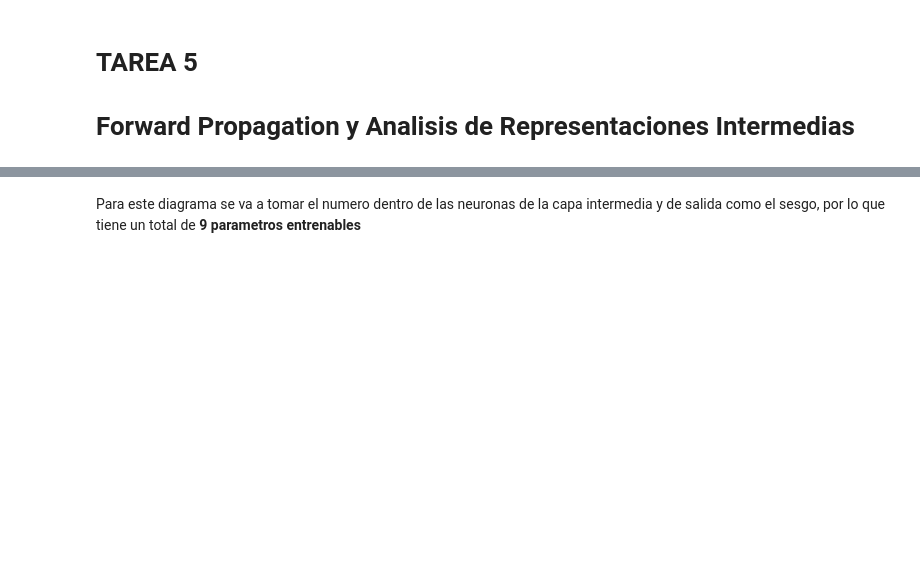
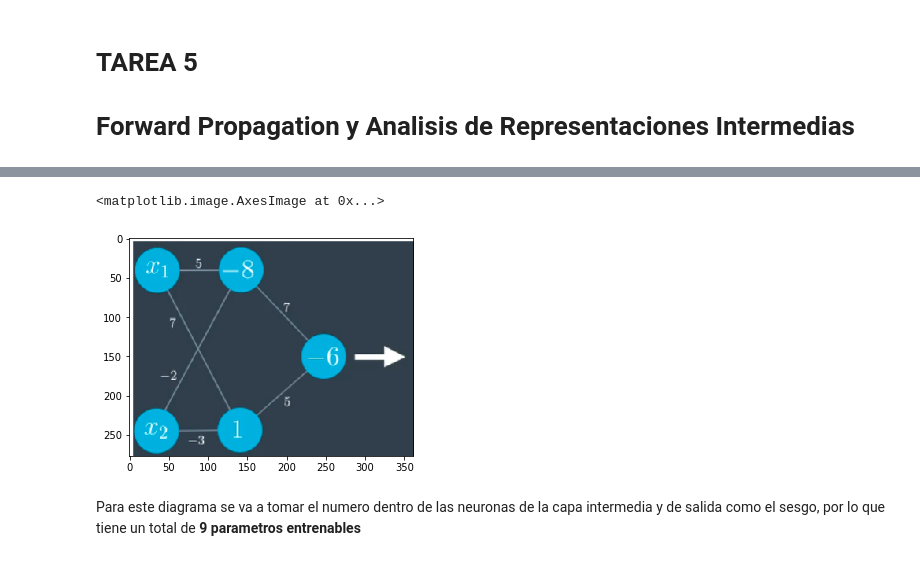
Before and after one commit to EldaCalderon/Statistical-Learning-II, a Jupyter notebook: Tarea 5.ipynb, the cells around one changed output, grey strips where cells are left out. Cells and saved outputs as stored; diff of their text form; code cells hidden in the pictures; blank space fills up the shorter version.

```diff
--- a/Tarea 5.ipynb
+++ b/Tarea 5.ipynb
@@ -13,6 +13,12 @@ import matplotlib.pyplot as plt
 ## Diagrama 1
 
 <img src = 'http://imgfz.com/i/3Yjyouh.png'>
+# %%
+image = plt.imread('diagrama1.png')
+plt.imshow(image)
+# %% [output]
+<matplotlib.image.AxesImage at 0x...>
+[figure, added]
 # %% [markdown]
 Para este diagrama se va a tomar el numero dentro de las neuronas de la capa intermedia y de salida como el sesgo, por lo que tiene un total de **9 parametros entrenables**
 # %% [markdown]
```
Also changed, not shown: parts of 2 cells of this notebook.
